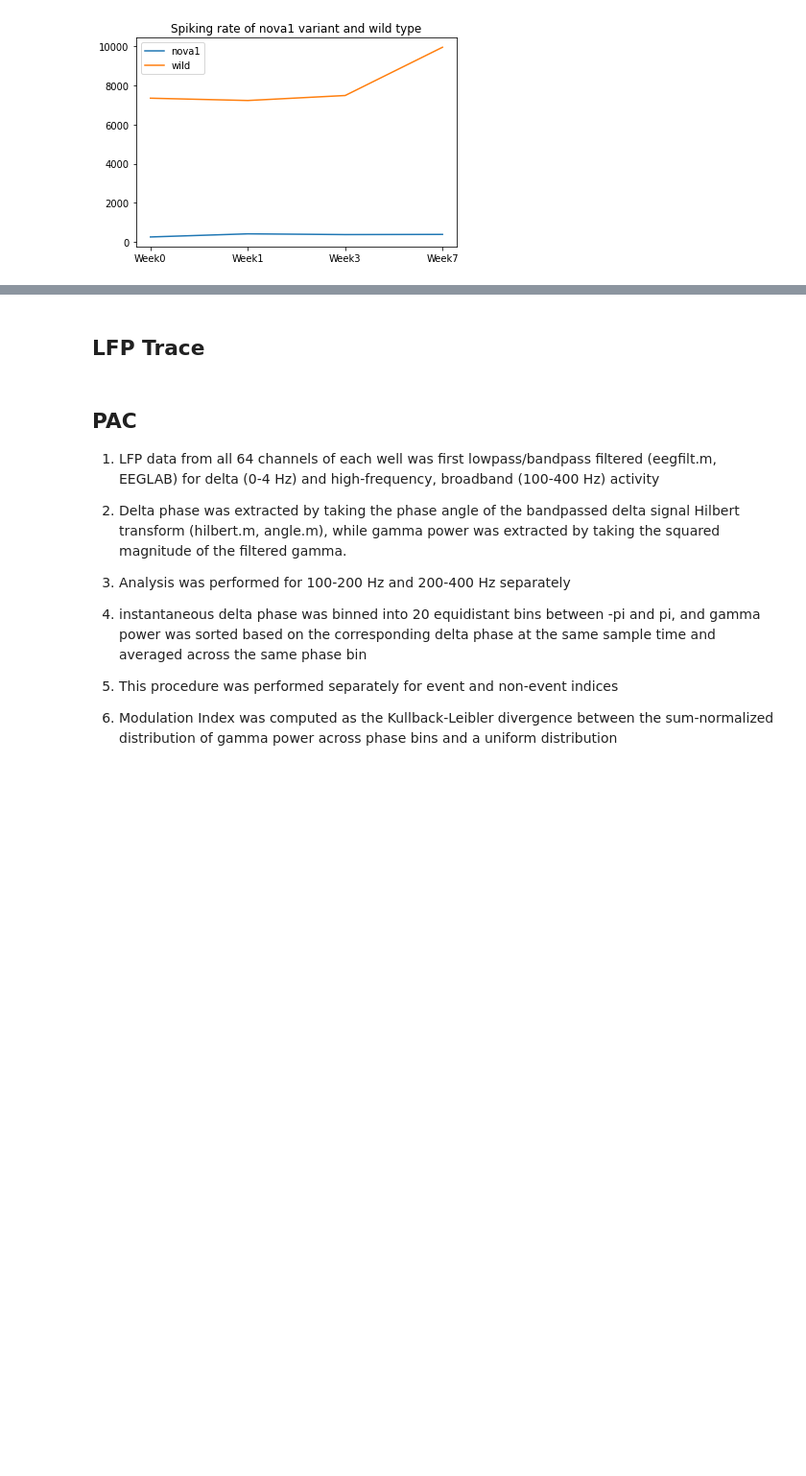
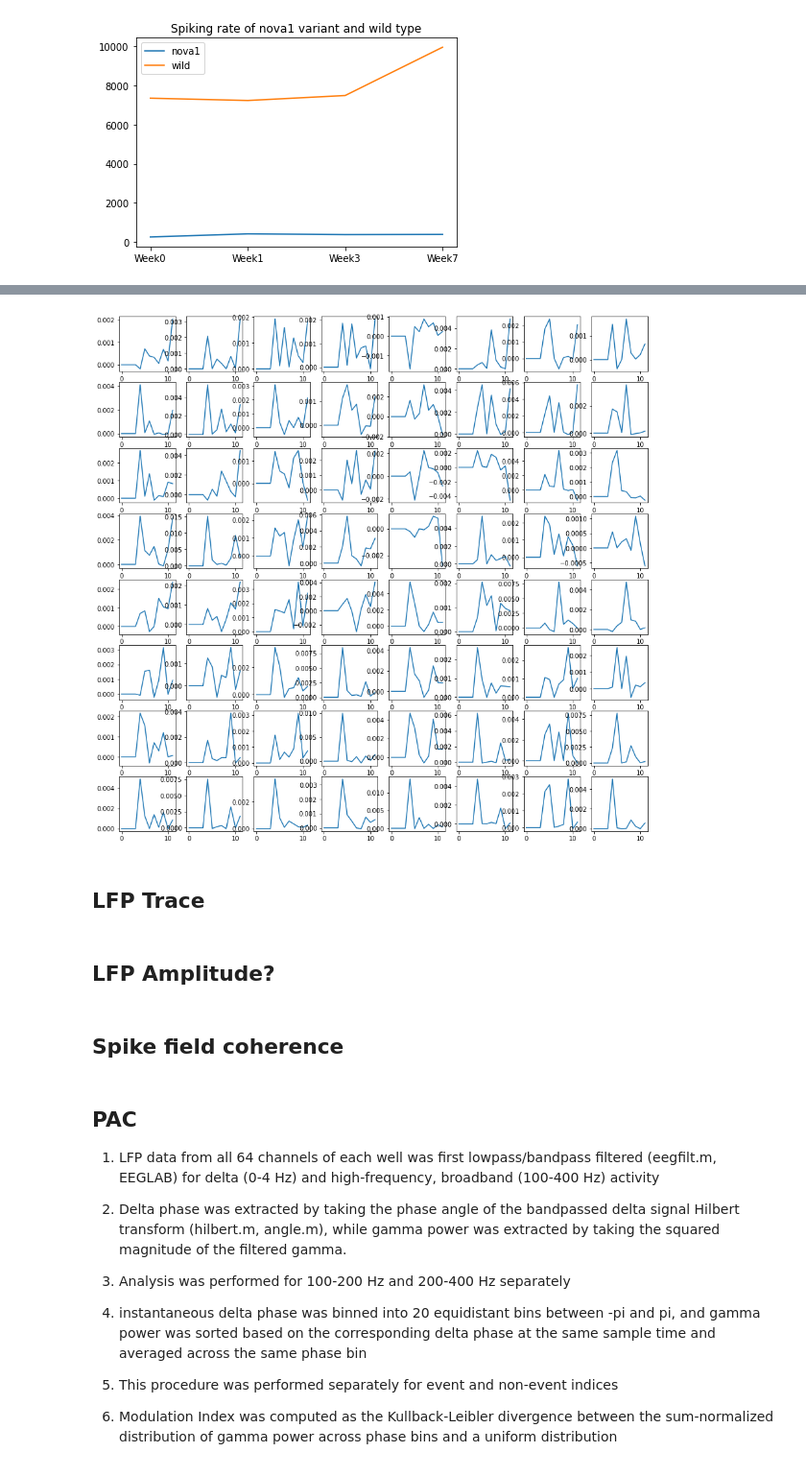
Before and after one commit to xuanyuw/NOVA1_variation_LFP, a Jupyter notebook: analyze_LFP.ipynb, the cells around one changed output, grey strips where cells are left out. Shown at 96% size. Cells and saved outputs as stored; diff of their text form; code cells hidden in the pictures; blank space fills up the shorter version.

```diff
--- a/analyze_LFP.ipynb
+++ b/analyze_LFP.ipynb
@@ -173,5 +209,18 @@ plt.title('median CV of nova1 variant and wild type')
+# %%
+file = ctc_files[0]
+spk_avg = np.array(file['spike_avg'])
+plt.figure(figsize=(15, 15))
+for i in range(num_channels):
+  plt.subplot(8, 8, i+1)
+  plt.plot(spk_avg[2, i, :].T)
+# %% [output]
+[figure, added]
 # %% [markdown]
 ## LFP Trace
+# %% [markdown]
+## LFP Amplitude?
+# %% [markdown]
+## Spike field coherence
 # %% [markdown]
 ## PAC
 
```
Also changed, not shown: parts of 16 cells of this notebook.
